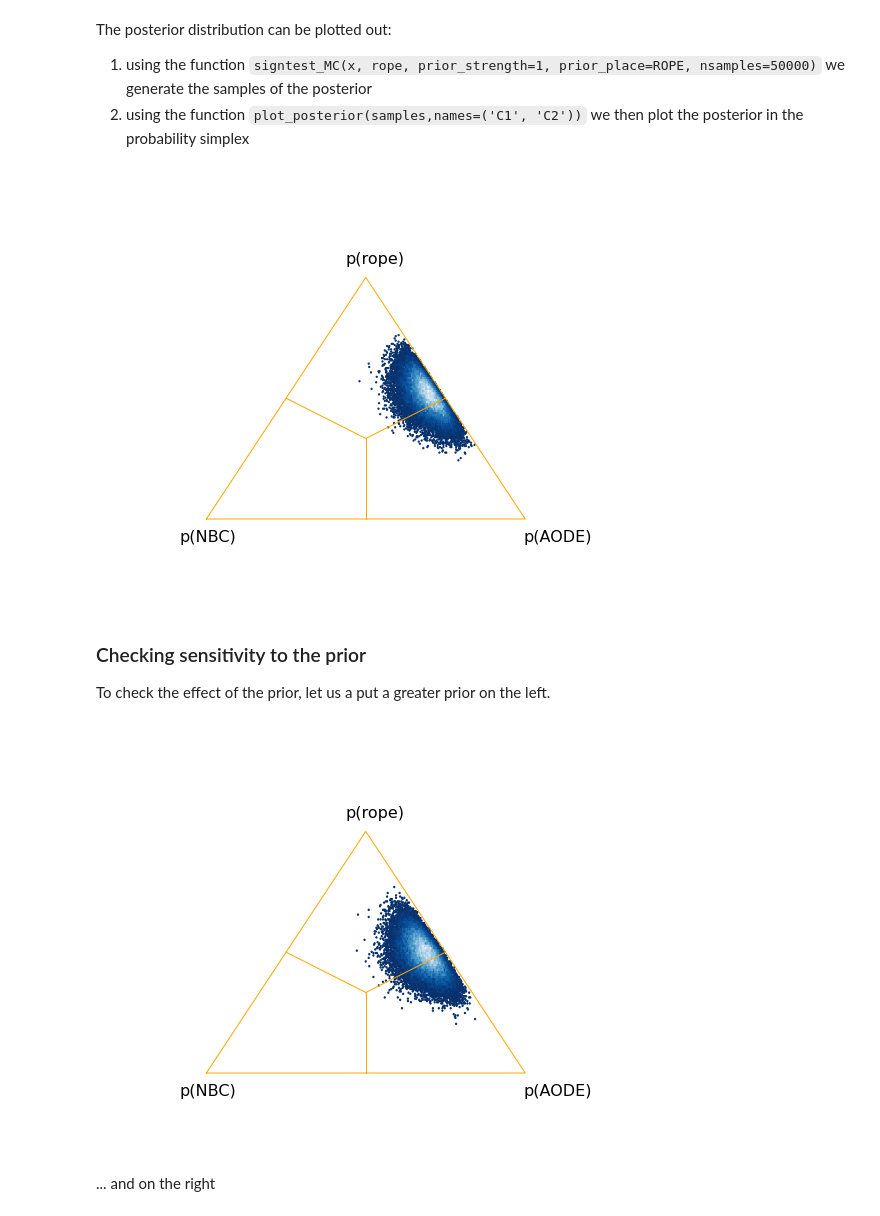
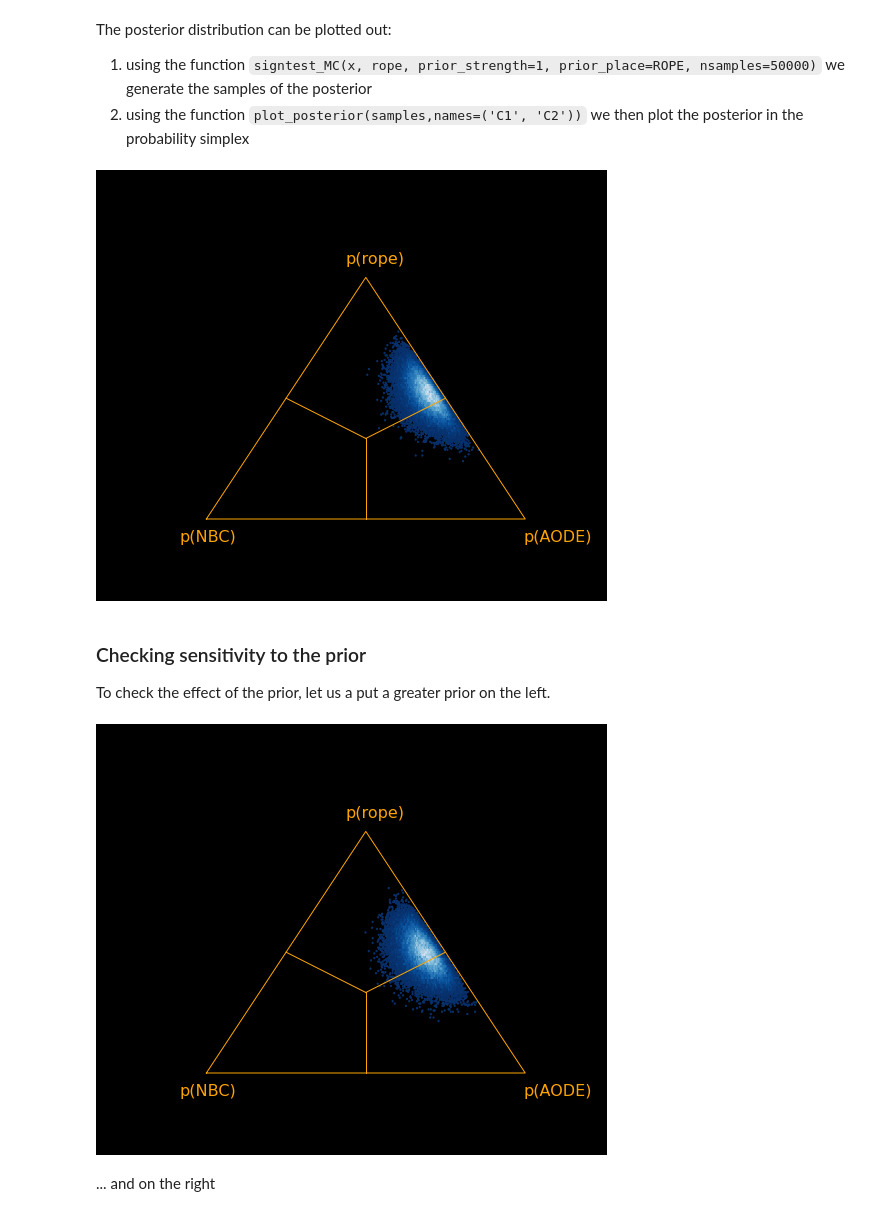
Before and after one commit to BayesianTestsML/tutorial, a Jupyter notebook: Python/Bsigntest.ipynb, the cells around one changed output. Saved outputs shown, nothing was run; the diff lists cells and outputs as text; code cells hidden in the pictures.

```diff
--- a/Python/Bsigntest.ipynb
+++ b/Python/Bsigntest.ipynb
@@ -46,14 +46,15 @@ The posterior distribution can be plotted out:
 # %%
 %matplotlib inline
 import matplotlib.pyplot as plt
+plt.rcParams['figure.facecolor'] = 'black'
 
 samples = bt.signtest_MC(scores, rope=0.01)
 
 fig = bt.plot_posterior(samples,names)
-
+plt.savefig('triangle.png',facecolor="black")
 plt.show()
 # %% [output]
-[figure, old version]
+[figure, new version]
 # %% [markdown]
 ### Checking sensitivity to the prior
 
@@ -63,7 +64,7 @@ samples = bt.signtest_MC(scores, rope=0.01,  prior_strength=1, prior_place=bt.LE
 fig = bt.plot_posterior(samples,names)
 plt.show()
 # %% [output]
-[figure, old version]
+[figure, new version]
 # %% [markdown]
 ... and on the right
 # %%
```
Also changed, not shown: parts of 4 cells of this notebook, 6 other files.
